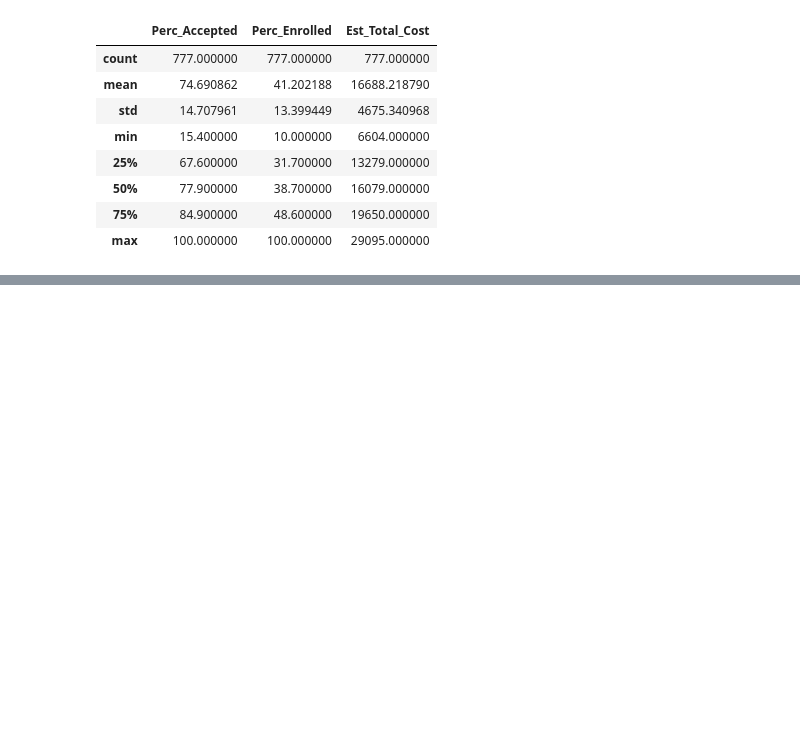
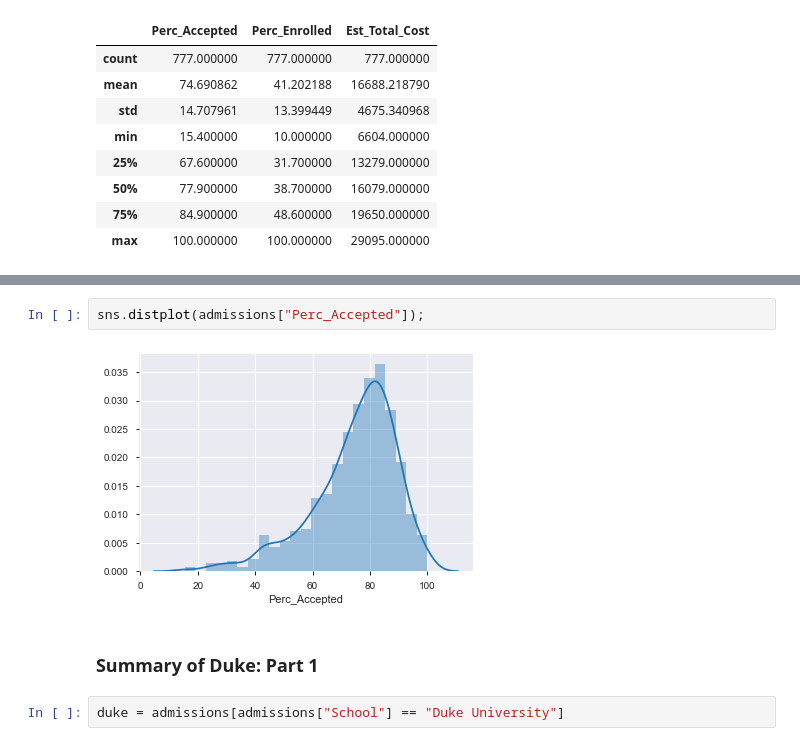
Before and after one commit to RNEnriquez/Random-Analysis, a Jupyter notebook: College-Analysis.ipynb, the cells around one changed output, grey strips where cells are left out. Drawn from its saved outputs; the diff is of its cells as text; blank space fills up the shorter version.

Commit message:
Add Duke analysis

```diff
--- a/College-Analysis.ipynb
+++ b/College-Analysis.ipynb
@@ -119,0 +155,8 @@ admissions.describe()[["Perc_Accepted", "Perc_Enrolled", "Est_Total_Cost"]]
+# %%
+sns.distplot(admissions["Perc_Accepted"]);
+# %% [output]
+[figure, added]
+# %% [markdown]
+### Summary of Duke: Part 1
+# %%
+duke = admissions[admissions["School"] == "Duke University"]
```
Also changed, not shown: parts of 9 cells of this notebook.
